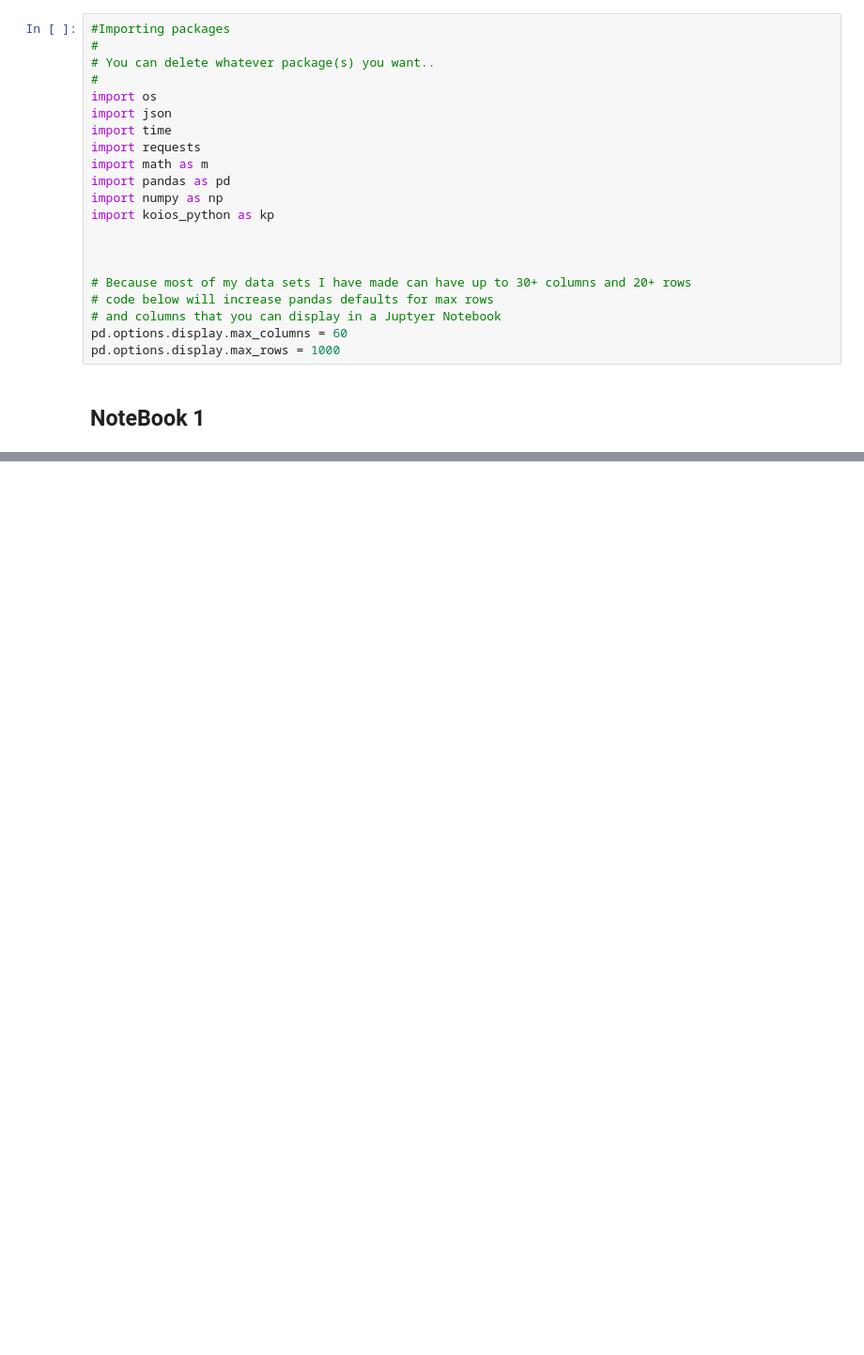
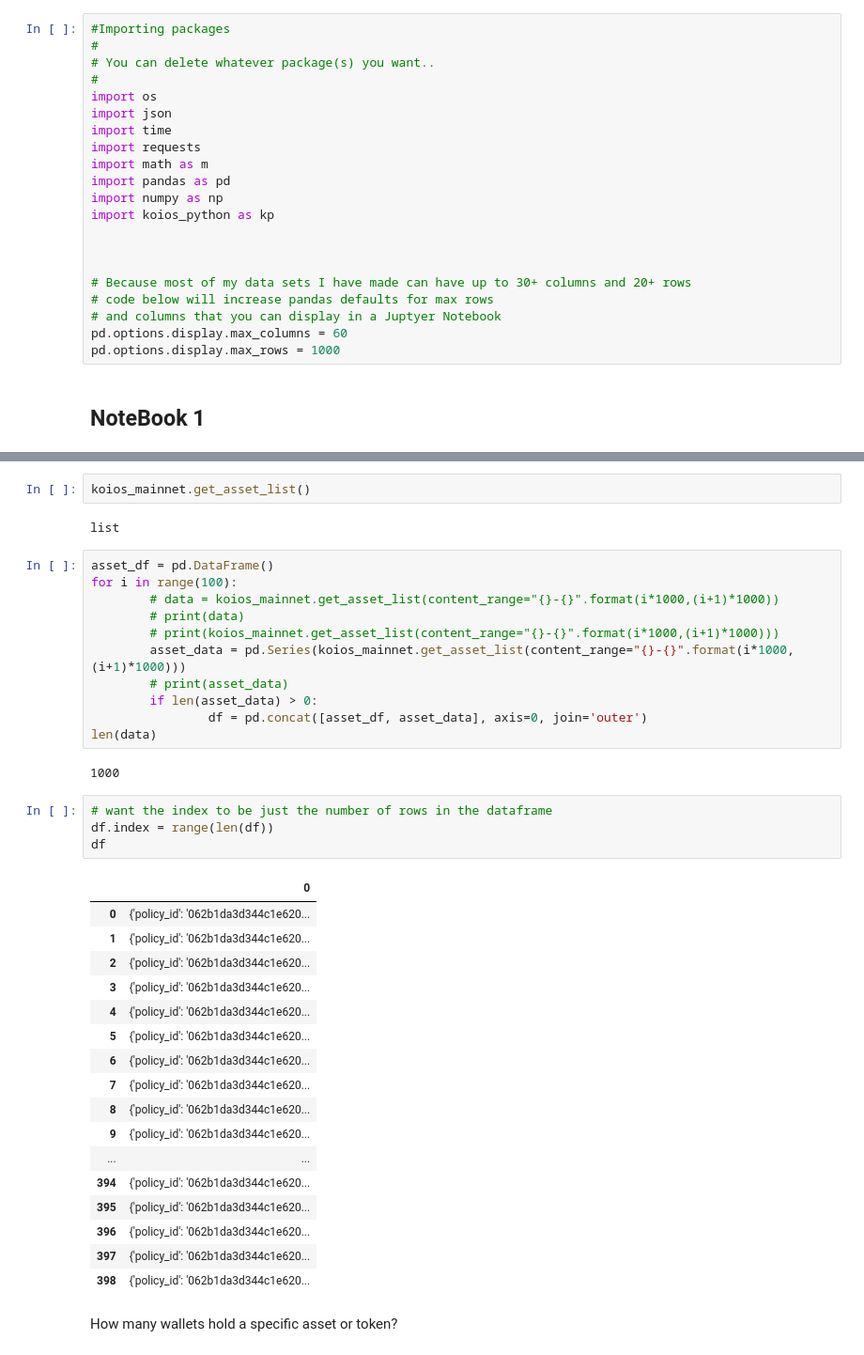
Before and after one commit to AstroWa3l/koios-python-notebook, a Jupyter notebook: koios_python_notebook.ipynb, the cells around one changed output, grey strips where cells are left out. Shown at 94% size. Saved outputs shown, nothing was run; the diff lists cells and outputs as text; blank space fills up the shorter version.

Commit message:
Update koios_python_notebook.ipynb
more ideas...

```diff
--- a/koios_python_notebook.ipynb
+++ b/koios_python_notebook.ipynb
@@ -44,0 +51,41 @@ How much ada is going to the treasury per epoch?
+# %%
+koios_mainnet.get_asset_list()
+# %% [output]
+list
+# %%
+asset_df = pd.DataFrame()
+for i in range(100):
+        # data = koios_mainnet.get_asset_list(content_range="{}-{}".format(i*1000,(i+1)*1000))
+        # print(data)
+        # print(koios_mainnet.get_asset_list(content_range="{}-{}".format(i*1000,(i+1)*1000)))
+        asset_data = pd.Series(koios_mainnet.get_asset_list(content_range="{}-{}".format(i*1000,(i+1)*1000)))
+        # print(asset_data)
+        if len(asset_data) > 0:
+                df = pd.concat([asset_df, asset_data], axis=0, join='outer')
+len(data)
+# %% [output]
+1000
+# %%
+# want the index to be just the number of rows in the dataframe
+df.index = range(len(df))
+df
+# %% [output]
+|  | 0 |
+| 0 | {'policy_id': '062b1da3d344c1e620... |
+| 1 | {'policy_id': '062b1da3d344c1e620... |
+| 2 | {'policy_id': '062b1da3d344c1e620... |
+| 3 | {'policy_id': '062b1da3d344c1e620... |
+| 4 | {'policy_id': '062b1da3d344c1e620... |
+| 5 | {'policy_id': '062b1da3d344c1e620... |
+| 6 | {'policy_id': '062b1da3d344c1e620... |
+| 7 | {'policy_id': '062b1da3d344c1e620... |
+| 8 | {'policy_id': '062b1da3d344c1e620... |
+| 9 | {'policy_id': '062b1da3d344c1e620... |
+| ... | ... |
+| 394 | {'policy_id': '062b1da3d344c1e620... |
+| 395 | {'policy_id': '062b1da3d344c1e620... |
+| 396 | {'policy_id': '062b1da3d344c1e620... |
+| 397 | {'policy_id': '062b1da3d344c1e620... |
+| 398 | {'policy_id': '062b1da3d344c1e620... |
+# %% [markdown]
+How many wallets hold a specific asset or token?
```
Also changed, not shown: parts of 7 cells of this notebook.
